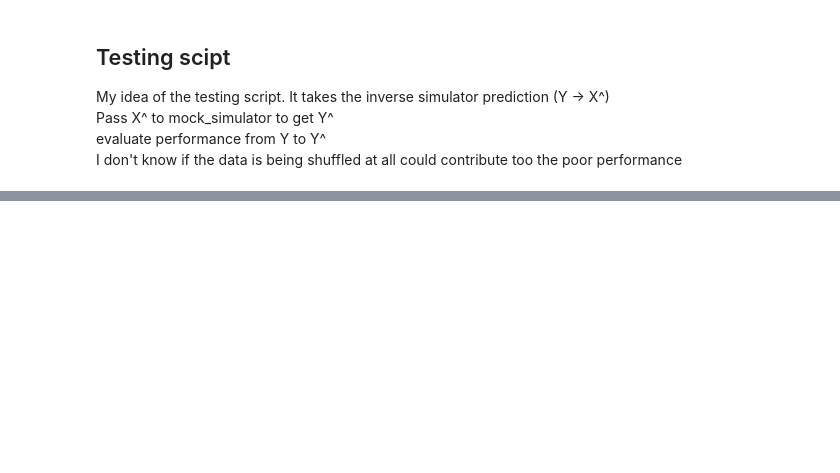
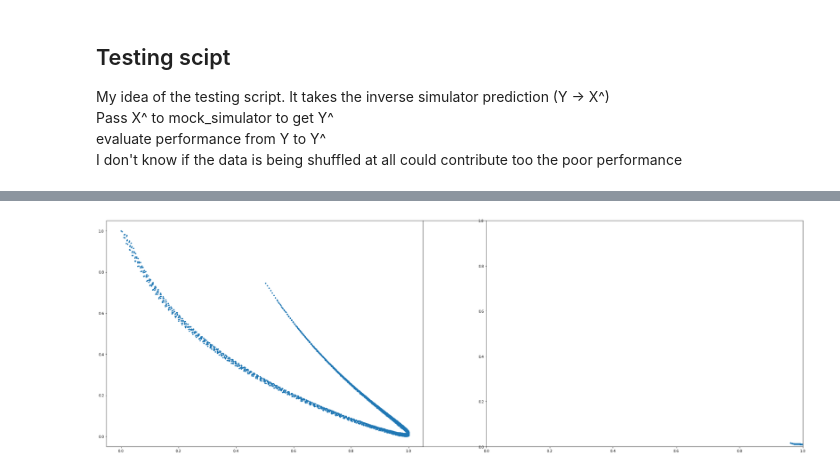
Before and after one commit to indylab/Circuit-Synthesis, a Jupyter notebook: probablisticPOC.ipynb, the cells around one changed output, grey strips where cells are left out. Cells and saved outputs as stored; diff of their text form; code cells hidden in the pictures; blank space fills up the shorter version.

```diff
--- a/probablisticPOC.ipynb
+++ b/probablisticPOC.ipynb
@@ -169,10 +216,12 @@ I don't know if the data is being shuffled at all could contribute too the poor
 x_preds = test_model(torch.Tensor(Y))
 #print(x_preds)
 mock_simulator = tf.keras.models.load_model('mock_simulator')
+#mock_simulator = mockSimulator
 
 final_preds = []
 for i in range(x_preds.shape[0]):
     means = x_preds.detach().numpy()[i,:2].T
+    w,r = means
     y_hat = mock_simulator(means.reshape(1,2)) # feed back through simulator to get evaluated performance
     final_preds.append(y_hat)
 final_preds = np.array(final_preds).reshape(-1,2)
@@ -296,0 +251,20 @@ LT,L
+# %%
+fig, axes = plt.subplots(figsize=(36, 12))
+axes.get_xaxis().set_visible(False) # remove erroreas graph axis
+axes.get_yaxis().set_visible(False)
+
+
+xlim = [Y[:,0].min(),Y[:,0].max()]
+ylim = [Y[:,1].min(),Y[:,1].max()]
+
+
+ax = fig.add_subplot(121)
+plt.plot(Y[:,0],Y[:,1], ".")
+ax = fig.add_subplot(122)
+ax.set_xlim(xlim)
+ax.set_ylim(ylim)
+plt.plot(final_preds[:,0],final_preds[:,1], ".")
+
+plt.show()
+# %% [output]
+[figure, added]
```
Also changed, not shown: parts of 35 cells of this notebook, 1 other file.
